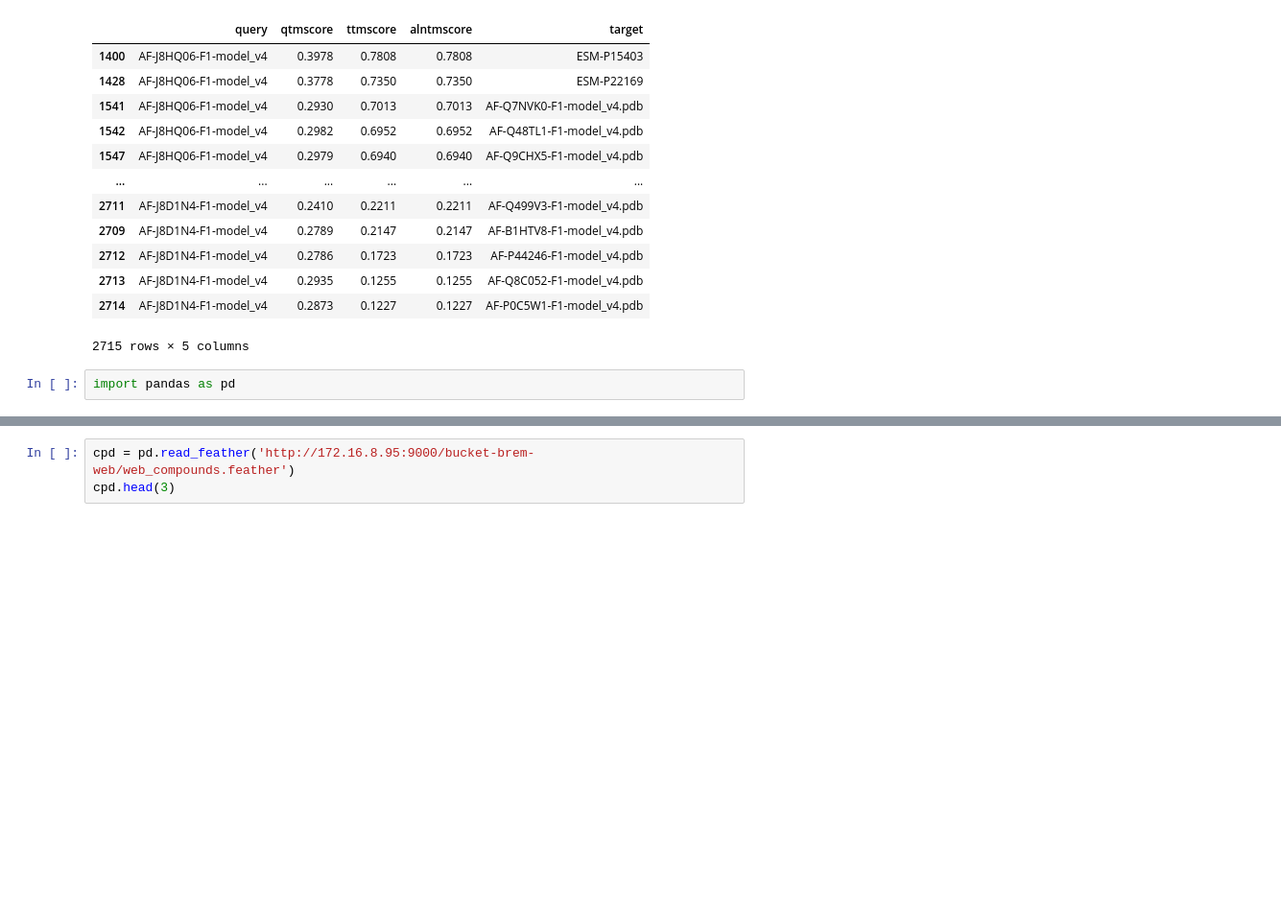
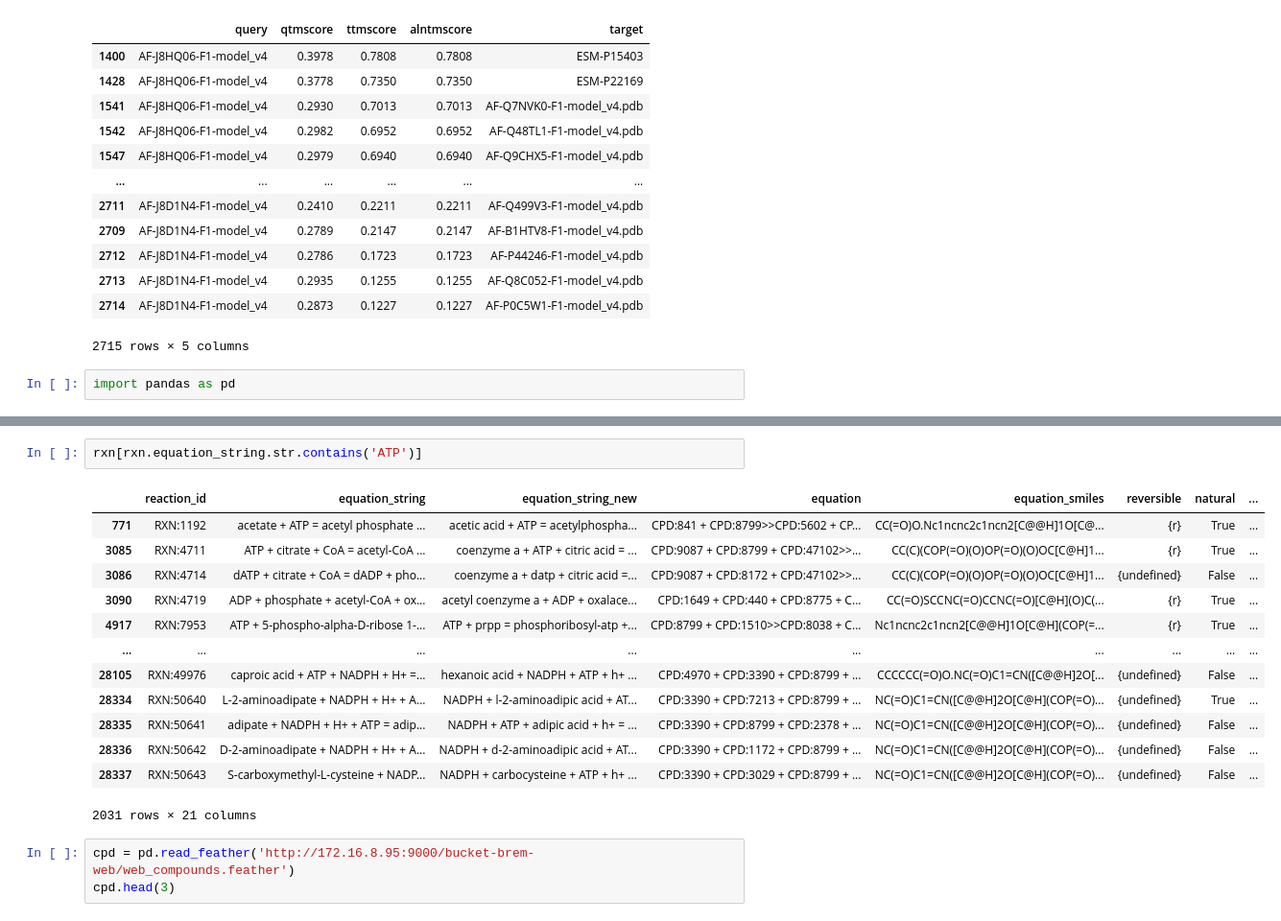
Before and after one commit to kingstdio/RXNRECer, a Jupyter notebook: test.ipynb, the cells around one changed output, grey strips where cells are left out. Shown at 96% size. Saved outputs shown, nothing was run; the diff lists cells and outputs as text; blank space fills up the shorter version.

```diff
--- a/test.ipynb
+++ b/test.ipynb
@@ -78,3 +85,19 @@ rxn = pd.read_feather('http://172.16.8.95:9000/bucket-brem-web/web_reactions.fea
+# %%
+rxn[rxn.equation_string.str.contains('ATP')]
+# %% [output]
+|  | reaction_id | equation_string | equation_string_new | equation | equation_smiles | reversible | natural | ... |
+| 771 | RXN:1192 | acetate + ATP = acetyl phosphate ... | acetic acid + ATP = acetylphospha... | CPD:841 + CPD:8799>>CPD:5602 + CP... | CC(=O)O.Nc1ncnc2c1ncn2[C@@H]1O[C@... | {r} | True | ... |
+| 3085 | RXN:4711 | ATP + citrate + CoA = acetyl-CoA ... | coenzyme a + ATP + citric acid = ... | CPD:9087 + CPD:8799 + CPD:47102>>... | CC(C)(COP(=O)(O)OP(=O)(O)OC[C@H]1... | {r} | True | ... |
+| 3086 | RXN:4714 | dATP + citrate + CoA = dADP + pho... | coenzyme a + datp + citric acid =... | CPD:9087 + CPD:8172 + CPD:47102>>... | CC(C)(COP(=O)(O)OP(=O)(O)OC[C@H]1... | {undefined} | False | ... |
+| 3090 | RXN:4719 | ADP + phosphate + acetyl-CoA + ox... | acetyl coenzyme a + ADP + oxalace... | CPD:1649 + CPD:440 + CPD:8775 + C... | CC(=O)SCCNC(=O)CCNC(=O)[C@H](O)C(... | {r} | True | ... |
+| 4917 | RXN:7953 | ATP + 5-phospho-alpha-D-ribose 1-... | ATP + prpp = phosphoribosyl-atp +... | CPD:8799 + CPD:1510>>CPD:8038 + C... | Nc1ncnc2c1ncn2[C@@H]1O[C@H](COP(=... | {r} | True | ... |
+| ... | ... | ... | ... | ... | ... | ... | ... | ... |
+| 28105 | RXN:49976 | caproic acid + ATP + NADPH + H+ =... | hexanoic acid + NADPH + ATP + h+ ... | CPD:4970 + CPD:3390 + CPD:8799 + ... | CCCCCC(=O)O.NC(=O)C1=CN([C@@H]2O[... | {undefined} | False | ... |
+| 28334 | RXN:50640 | L-2-aminoadipate + NADPH + H+ + A... | NADPH + l-2-aminoadipic acid + AT... | CPD:3390 + CPD:7213 + CPD:8799 + ... | NC(=O)C1=CN([C@@H]2O[C@H](COP(=O)... | {undefined} | True | ... |
+| 28335 | RXN:50641 | adipate + NADPH + H+ + ATP = adip... | NADPH + ATP + adipic acid + h+ = ... | CPD:3390 + CPD:8799 + CPD:2378 + ... | NC(=O)C1=CN([C@@H]2O[C@H](COP(=O)... | {undefined} | False | ... |
+| 28336 | RXN:50642 | D-2-aminoadipate + NADPH + H+ + A... | NADPH + d-2-aminoadipic acid + AT... | CPD:3390 + CPD:1172 + CPD:8799 + ... | NC(=O)C1=CN([C@@H]2O[C@H](COP(=O)... | {undefined} | False | ... |
+| 28337 | RXN:50643 | S-carboxymethyl-L-cysteine + NADP... | NADPH + carbocysteine + ATP + h+ ... | CPD:3390 + CPD:3029 + CPD:8799 + ... | NC(=O)C1=CN([C@@H]2O[C@H](COP(=O)... | {undefined} | False | ... |
+2031 rows × 21 columns
 # %%
 cpd = pd.read_feather('http://172.16.8.95:9000/bucket-brem-web/web_compounds.feather')
 cpd.head(3)
```
Also changed, not shown: parts of 10 cells of this notebook, 10 other files.
